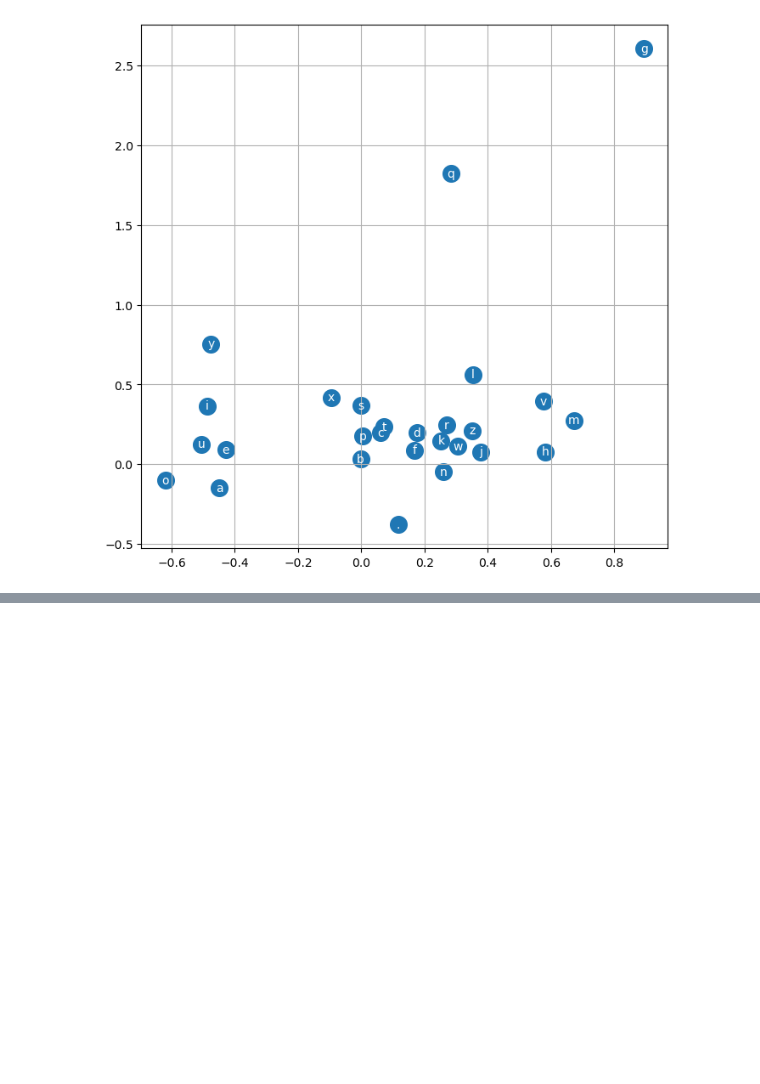
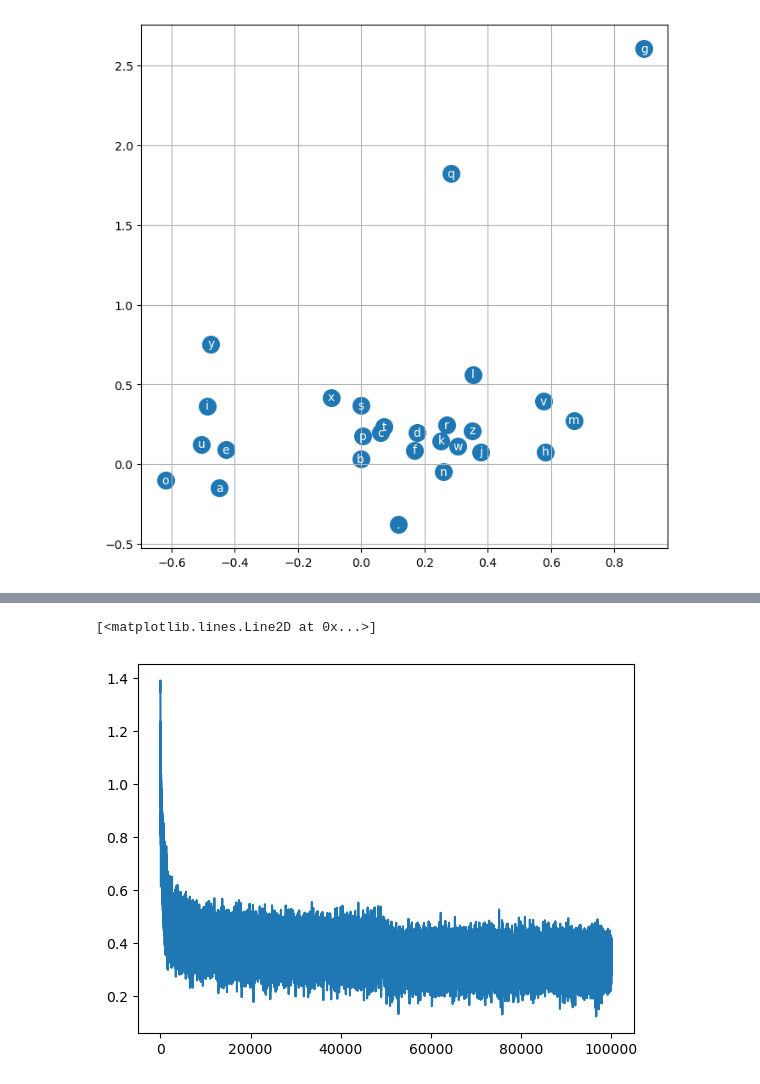
Before and after one commit to blackbird71SR/CharacterLLMs, a Jupyter notebook: build_makemore.ipynb, the cells around one changed output, grey strips where cells are left out. Cells and saved outputs as stored; diff of their text form; code cells hidden in the pictures; blank space fills up the shorter version.

Commit message:
Implement model with larger embedding and integrate both learning rates

```diff
--- a/build_makemore.ipynb
+++ b/build_makemore.ipynb
@@ -1325,0 +1359,3 @@ plt.grid('minor')
+# %%
+numDimensions = 10 # Number of dimensions to embed vocab into
+layer1Neurons = 200
@@ -1325,0 +1379,37 @@ plt.grid('minor')
+# %%
+lre = torch.linspace(-3, 0, 1000)
+lrs = 10 ** lre # Exponentially steped between 10^-3 and 1
+
+lri= []
+lossi = []
+stepi = []
+# %%
+for epoch in range(100000):
+
+  # Minibatch Construct
+  ix = torch.randint(0, Xtr.shape[0], (32,))
+
+  # Forward Pass
+  emb = C[Xtr[ix]]
+  h = torch.tanh(emb.view(-1, blockSize*numDimensions) @ W1 + b1)
+  logits = h @ W2 + b2
+  loss = F.cross_entropy(logits, Ytr[ix])
+
+  # Backward Pass
+  for p in parameters:
+    p.grad = None
+  loss.backward()
+
+  # Update parameters
+  # lr = lrs[epoch] # Begining with low (0.001), by end high (1)
+  lr = 0.1 if epoch < 50000 else 0.01
+  for p in parameters:
+    p.data += -lr * p.grad
+
+  # Track Stats
+  # lri.append(lre[epoch])
+  stepi.append(epoch)
+  lossi.append(loss.log10().item())
+
+  if epoch % 10000 == 0:
+    print(f'Epoch:{epoch}, Minibatch Loss:{loss.item()}')
@@ -1325,0 +1427,5 @@ plt.grid('minor')
+# %%
+plt.plot(stepi, lossi)
+# %% [output]
+[<matplotlib.lines.Line2D at 0x...>]
+[figure, added]
```
Also changed, not shown: parts of 9 cells of this notebook.
